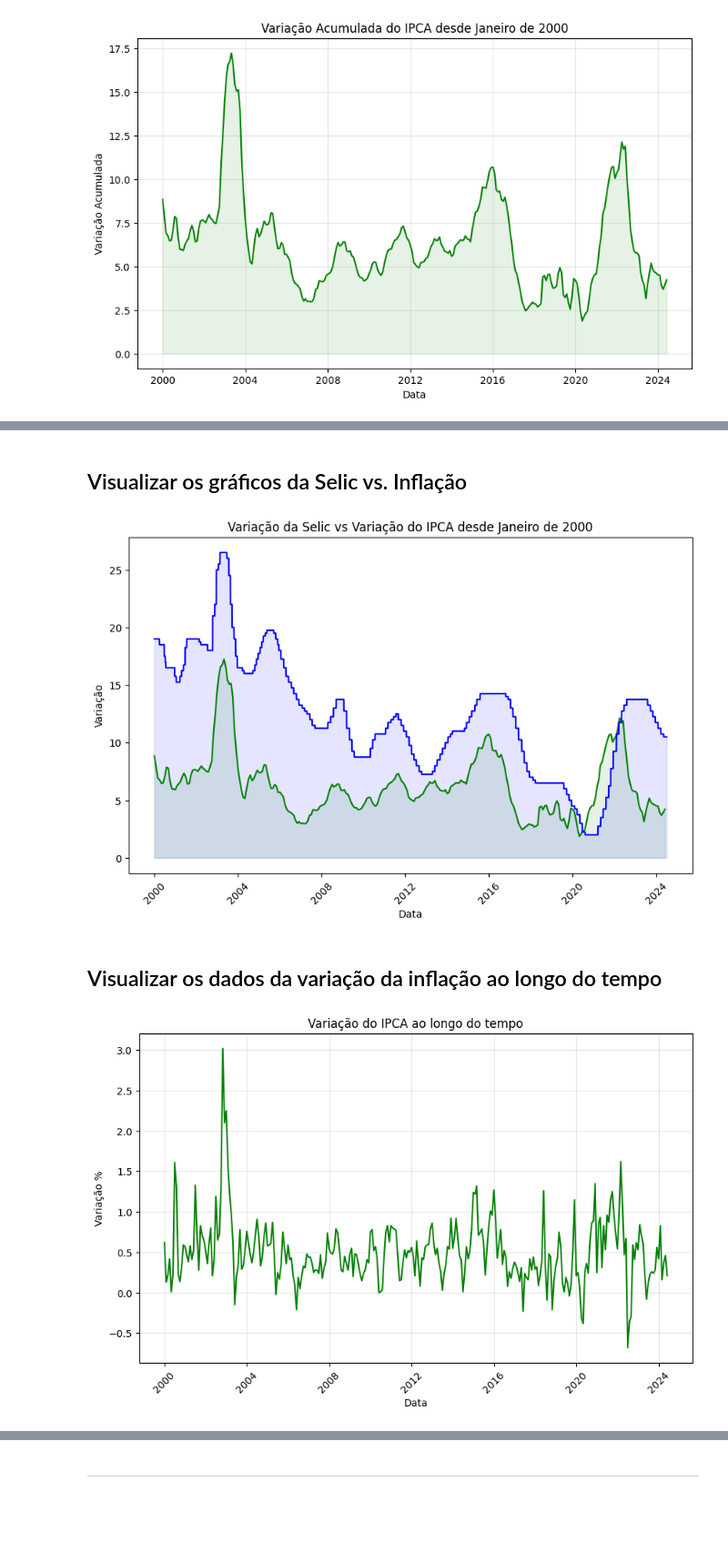
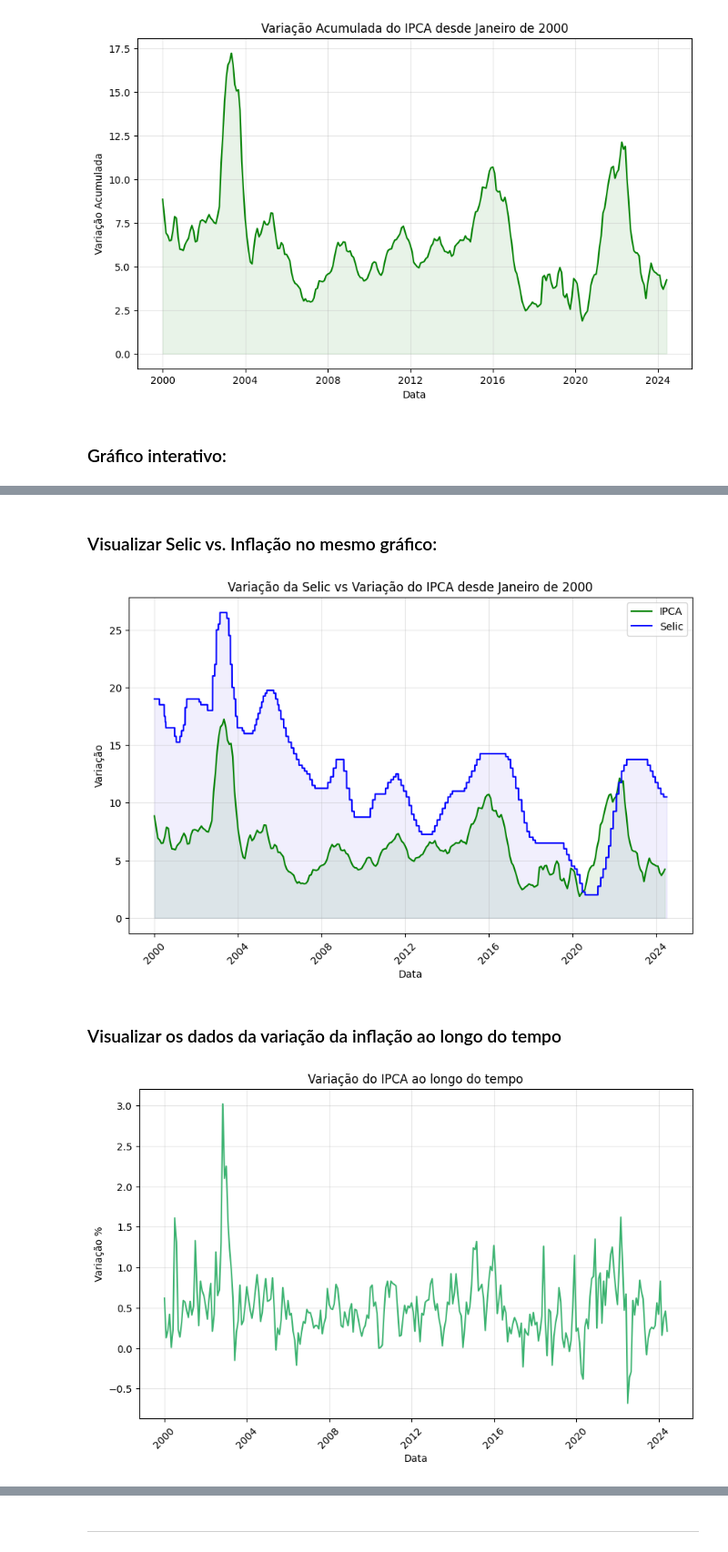
Before and after one commit to jlcamelo2350/Dados-e-automacao, a Jupyter notebook: Análise da Correlação Selic vs. IPCA/Projeto_Selicvs_Inflação.ipynb, the cells around one changed output, grey strips where cells are left out. Shown at 91% size. Saved outputs shown, nothing was run; the diff lists cells and outputs as text; code cells hidden in the pictures; blank space fills up the shorter version.

```diff
--- a/Análise da Correlação Selic vs. IPCA/Projeto_Selicvs_Inflação.ipynb
+++ b/Análise da Correlação Selic vs. IPCA/Projeto_Selicvs_Inflação.ipynb
@@ -238,6 +249,8 @@ plt.grid(True, alpha = 0.3)
 plt.show()
 # %% [output]
 [figure]
+# %% [markdown]
+### Gráfico interativo:
 # %%
 #vou criar um gráfico interativo como o anterior
 fig1 = px.scatter(dados_filtrados, x='Date', y='acumul.', color='acumul.', title='Variação Acumulada do IPCA, desde Janeiro de 2000', template='plotly_dark',
@@ -260,36 +273,37 @@ fig1.show()
 # %% [output]
 [interactive output not drawn]
 # %% [markdown]
-## Visualizar os gráficos da Selic vs. Inflação
+### Visualizar Selic vs. Inflação no mesmo gráfico:
 # %%
 #vou visualizar os dados da inflação vs. a selic
 plt.figure(figsize=(10, 6))
-sns.lineplot(data=dados_filtrados, x='Date', y='acumul.', color = 'green')
-sns.lineplot(data=selic, x='Date', y='Selic', color = 'blue')
+sns.lineplot(data=dados_filtrados, x='Date', y='acumul.', color = 'green', label = "IPCA")
+sns.lineplot(data=selic, x='Date', y='Selic', color = 'blue', label = "Selic")
 plt.title('Variação da Selic vs Variação do IPCA desde Janeiro de 2000')
 plt.xlabel('Data')
 plt.ylabel('Variação')
 plt.xticks(rotation=45)
 #vou dar uma embelezada no gráfico
-plt.fill_between(dados_filtrados['Date'], dados_filtrados['acumul.'], color='green', alpha=0.1)
-plt.fill_between(selic['Date'], selic['Selic'], color='blue', alpha=0.1)
-
+plt.fill_between(dados_filtrados['Date'], dados_filtrados['acumul.'], color='forestgreen', alpha=0.1)
+plt.fill_between(selic['Date'], selic['Selic'], color='mediumslateblue', alpha=0.1)
+plt.grid(True, alpha = 0.3)
+plt.legend()
 plt.show()
 # %% [output]
-[figure, old version]
+[figure, new version]
 # %% [markdown]
-## Visualizar os dados da variação da inflação ao longo do tempo
+### Visualizar os dados da variação da inflação ao longo do tempo
 # %%
 # Visualizar os dados com Seaborn
 plt.figure(figsize=(10, 6))
-sns.lineplot(data=dados_filtrados, x='Date', y='variaç.', color = 'green')
+sns.lineplot(data=dados_filtrados, x='Date', y='variaç.', color = 'mediumseagreen')
 
 plt.title('Variação do IPCA ao longo do tempo')
 plt.xlabel('Data')
 plt.ylabel('Variação %')
 plt.xticks(rotation=45)
 plt.grid(True, alpha = 0.3)
 plt.show()
 # %% [output]
-[figure, old version]
+[figure, new version]
 # %% [markdown]
```
Also changed, not shown: parts of 61 cells of this notebook.
